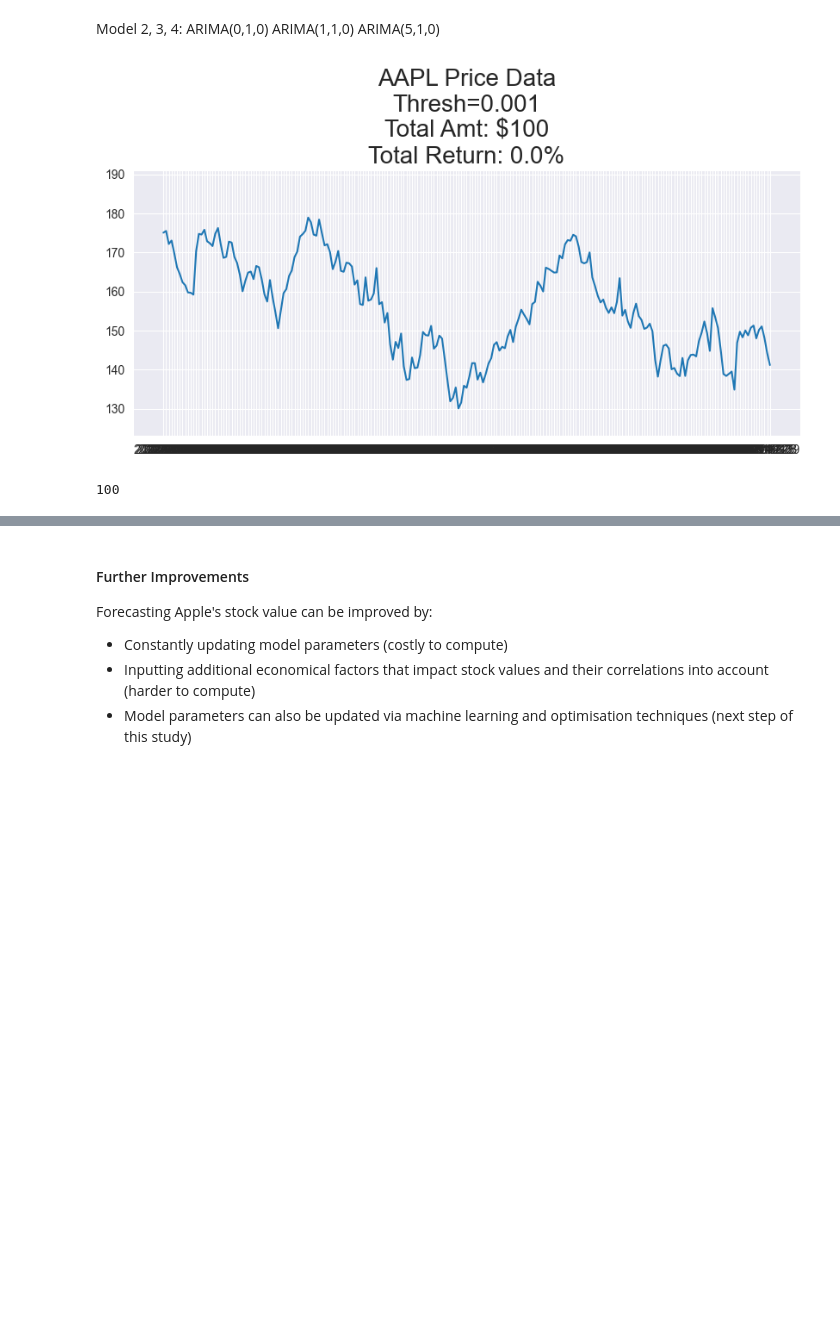
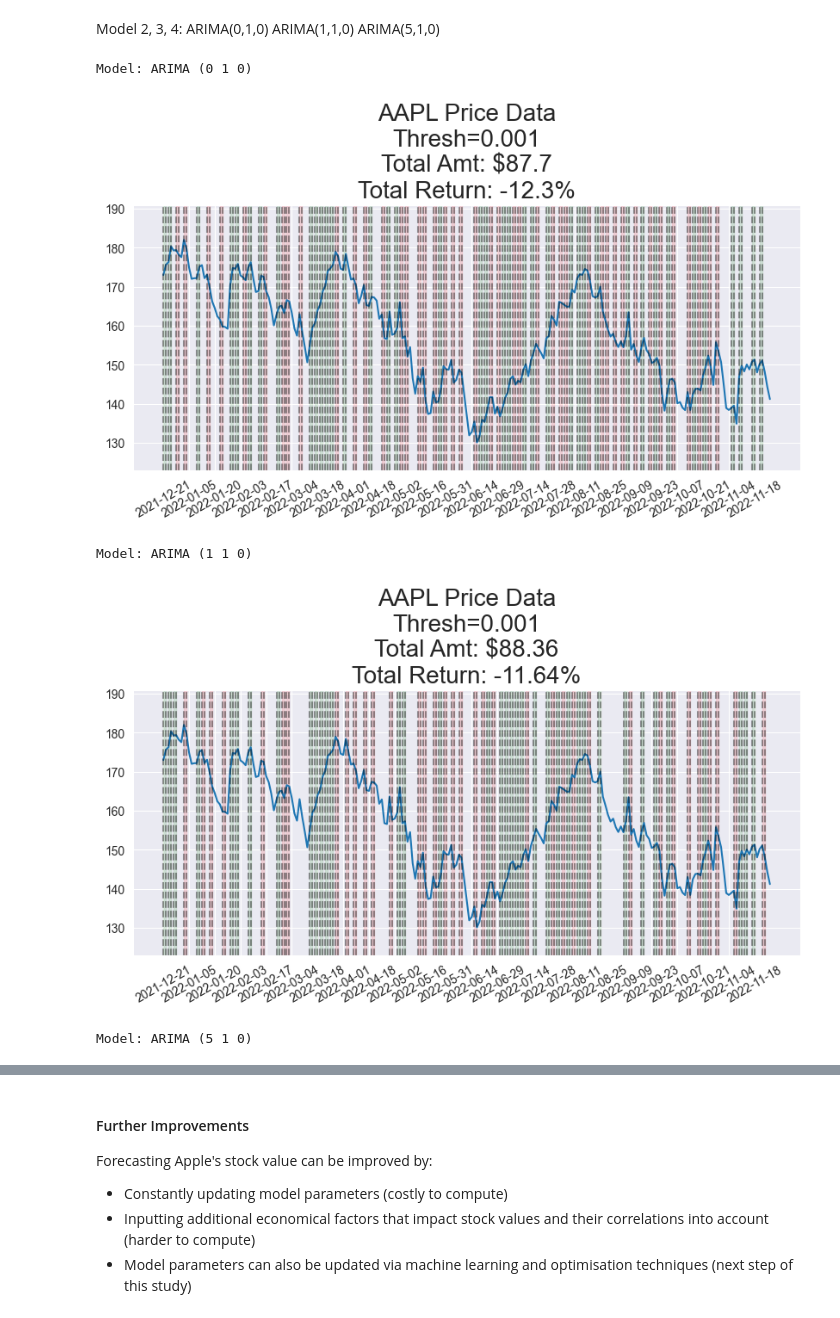
Before and after one commit to killianvervelle/Financial-Forecasting-with-Timeseries, a Jupyter notebook: AnSeqDa_projet.ipynb, the cells around one changed output, grey strips where cells are left out. Saved outputs shown, nothing was run; the diff lists cells and outputs as text; code cells hidden in the pictures; blank space fills up the shorter version.

```diff
--- a/AnSeqDa_projet.ipynb
+++ b/AnSeqDa_projet.ipynb
@@ -396,17 +416,18 @@ The Correlogram, aka, ACF plot shows the residual errors are not autocorrelated.
 # %% [markdown]
 #### Setting up the bot
 # %%
-def run_simulation(returns, prices, amt, order, thresh, verbose=False, plot=True):
+def run_simulation(returns, prices, amt, order, n, thresh, verbose=False, plot=True):
     if type(order) == float:
         thresh = None
-    prices = prices[1000:]
-    returns = returns[1000:]
+    prices = prices[900:]
+    returns = returns[900:]
     curr_holding = False
     events_list = []
+    predictions = []
     init_amt = amt
 
     #go through dates
-    for date, r in tqdm (returns.iloc[15:].items(), total=len(returns.iloc[15:])):
+    for date, r in tqdm (returns.iloc[100:].items(), total=len(returns.iloc[100:])):
         #if you're currently holding the stock, sell it
         if curr_holding:
             sell_price = prices.loc[date]
@@ -423,18 +444,20 @@ def run_simulation(returns, prices, amt, order, thresh, verbose=False, plot=True
             continue
 
         #get data til just before current date
-        curr_data = returns[:date]
+        curr_data = returns[:date].to_numpy()
+        curr_data = [x for x in curr_data]
         if type(order) == tuple:
             try:
                 #fit model
-                model = ARIMA(curr_data, order=order).fit()
-
+                model = ARIMA(curr_data, order=(n,1,0))
+                model_fit = model.fit()
                 #get forecast
-                pred = model.forecast()[0][0]
-
+                pred = model_fit.forecast()
+                yhat = pred[0]
+                predictions.append(yhat)
             except:
                 pred = thresh - 1
-
+                predictions.append(pred)
         #if you predict a high enough return and not holding, buy stock
         if (not curr_holding) and \
                 ((type(order) == float and np.random.random() < order)
@@ -454,7 +477,8 @@ def run_simulation(returns, prices, amt, order, thresh, verbose=False, plot=True
     if plot:
 
         plt.figure(figsize=(10,4))
-        plt.plot(prices[14:])
+        plt.plot(prices[100:])
+        plt.xticks(np.arange(0, len(prices[100:]), step=10), rotation=30)
 
         y_lims = (int(prices.min()*.95), int(prices.max()*1.05))
         shaded_y_lims = int(prices.min()*.5), int(prices.max()*1.5)
@@ -493,8 +517,12 @@ Observation: the bot didn't do well with a random buying model. In fact, we lost
 # %% [markdown]
 Model 2, 3, 4: ARIMA(0,1,0) ARIMA(1,1,0) ARIMA(5,1,0)
 # %%
-#for n in [0, 1, 5]:
-run_simulation(df.returns, df.close, 100, (5,1,0), 0.001, verbose=False, plot=True)
+for n in [0, 1, 5]:
+    print('Model: ARIMA (%s' %n,'1 0)')
+    run_simulation(df.returns, df.close, 100, (0,0,0), n, 0.001, verbose=False, plot=True)
 # %% [output]
+Model: ARIMA (0 1 0)
-[figure, old version]
+[figure, new version]
-100
+Model: ARIMA (1 1 0)
+[figure, added]
+Model: ARIMA (5 1 0)
```
Also changed, not shown: parts of 3 cells of this notebook.
